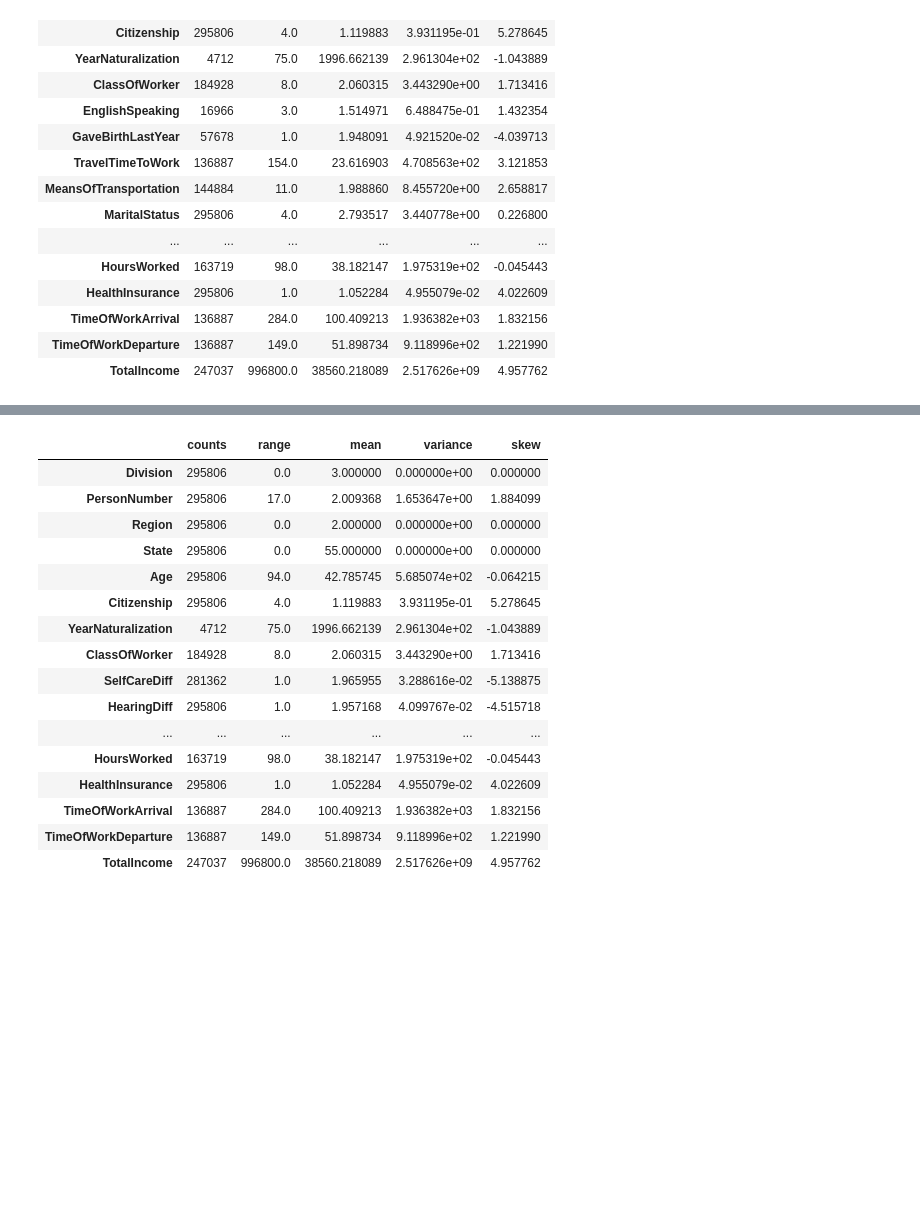
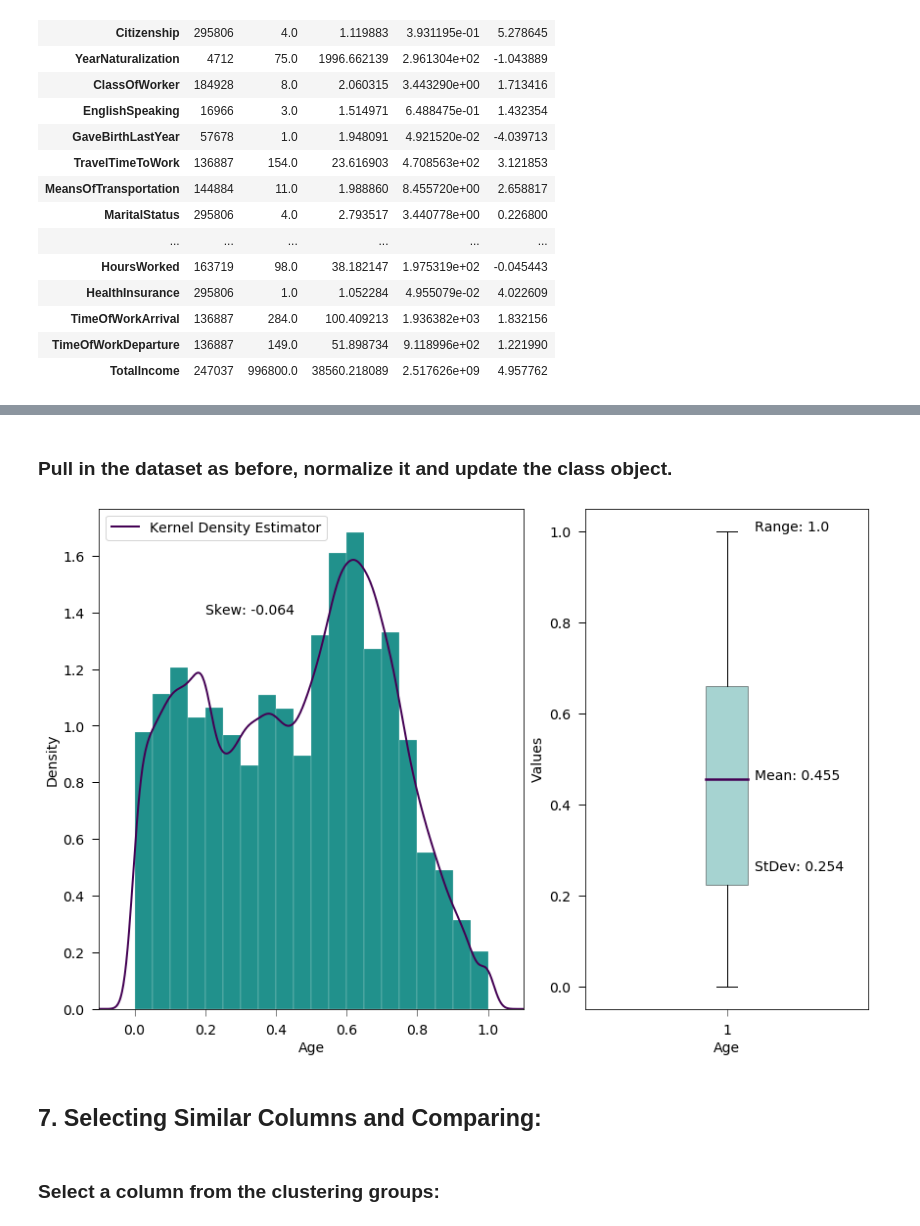
Before and after one commit to MTabbutt/SubGroupExplorerTool_DataViz_CS765, a Jupyter notebook: ToolDev_Exploration.ipynb, the cells around one changed output, grey strips where cells are left out. Drawn from its saved outputs; the diff is of its cells as text; code cells hidden in the pictures; blank space fills up the shorter version.

```diff
--- a/ToolDev_Exploration.ipynb
+++ b/ToolDev_Exploration.ipynb
@@ -247 +226,3 @@ dfn = census_data_norm.getDataFrame()
+# %% [markdown]
+### Pull in the dataset as before, normalize it and update the class object.
 # %%
@@ -257,20 +240,0 @@ summaryMatrix = census_data_norm.getSummaryMatrix()
-# %%
-summaryMatrix
-# %% [output]
-|  | counts | range | mean | variance | skew |
-| Division | 295806 | 0.0 | 3.000000 | 0.000000e+00 | 0.000000 |
-| PersonNumber | 295806 | 17.0 | 2.009368 | 1.653647e+00 | 1.884099 |
-| Region | 295806 | 0.0 | 2.000000 | 0.000000e+00 | 0.000000 |
-| State | 295806 | 0.0 | 55.000000 | 0.000000e+00 | 0.000000 |
-| Age | 295806 | 94.0 | 42.785745 | 5.685074e+02 | -0.064215 |
-| Citizenship | 295806 | 4.0 | 1.119883 | 3.931195e-01 | 5.278645 |
-| YearNaturalization | 4712 | 75.0 | 1996.662139 | 2.961304e+02 | -1.043889 |
-| ClassOfWorker | 184928 | 8.0 | 2.060315 | 3.443290e+00 | 1.713416 |
-| SelfCareDiff | 281362 | 1.0 | 1.965955 | 3.288616e-02 | -5.138875 |
-| HearingDiff | 295806 | 1.0 | 1.957168 | 4.099767e-02 | -4.515718 |
-| ... | ... | ... | ... | ... | ... |
-| HoursWorked | 163719 | 98.0 | 38.182147 | 1.975319e+02 | -0.045443 |
-| HealthInsurance | 295806 | 1.0 | 1.052284 | 4.955079e-02 | 4.022609 |
-| TimeOfWorkArrival | 136887 | 284.0 | 100.409213 | 1.936382e+03 | 1.832156 |
-| TimeOfWorkDeparture | 136887 | 149.0 | 51.898734 | 9.118996e+02 | 1.221990 |
-| TotalIncome | 247037 | 996800.0 | 38560.218089 | 2.517626e+09 | 4.957762 |
@@ -281,0 +241,8 @@ summaryMatrix
+# %%
+census_data_norm.plotSummaryStats("Age", printStats=False)
+# %% [output]
+[figure, added]
+# %% [markdown]
+## 7. Selecting Similar Columns and Comparing:
+# %% [markdown]
+### Select a column from the clustering groups:
```
Also changed, not shown: parts of 35 cells of this notebook, 3 other files.
